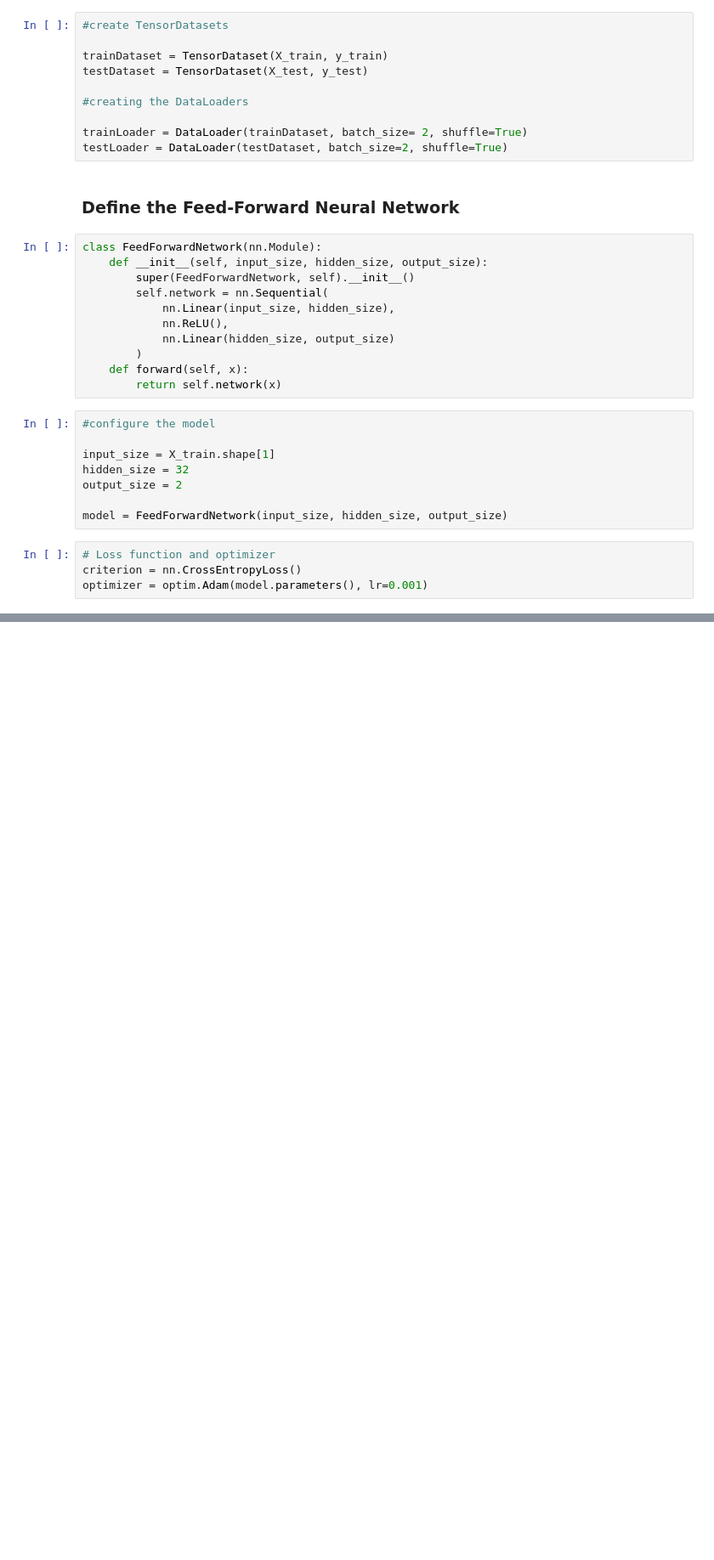
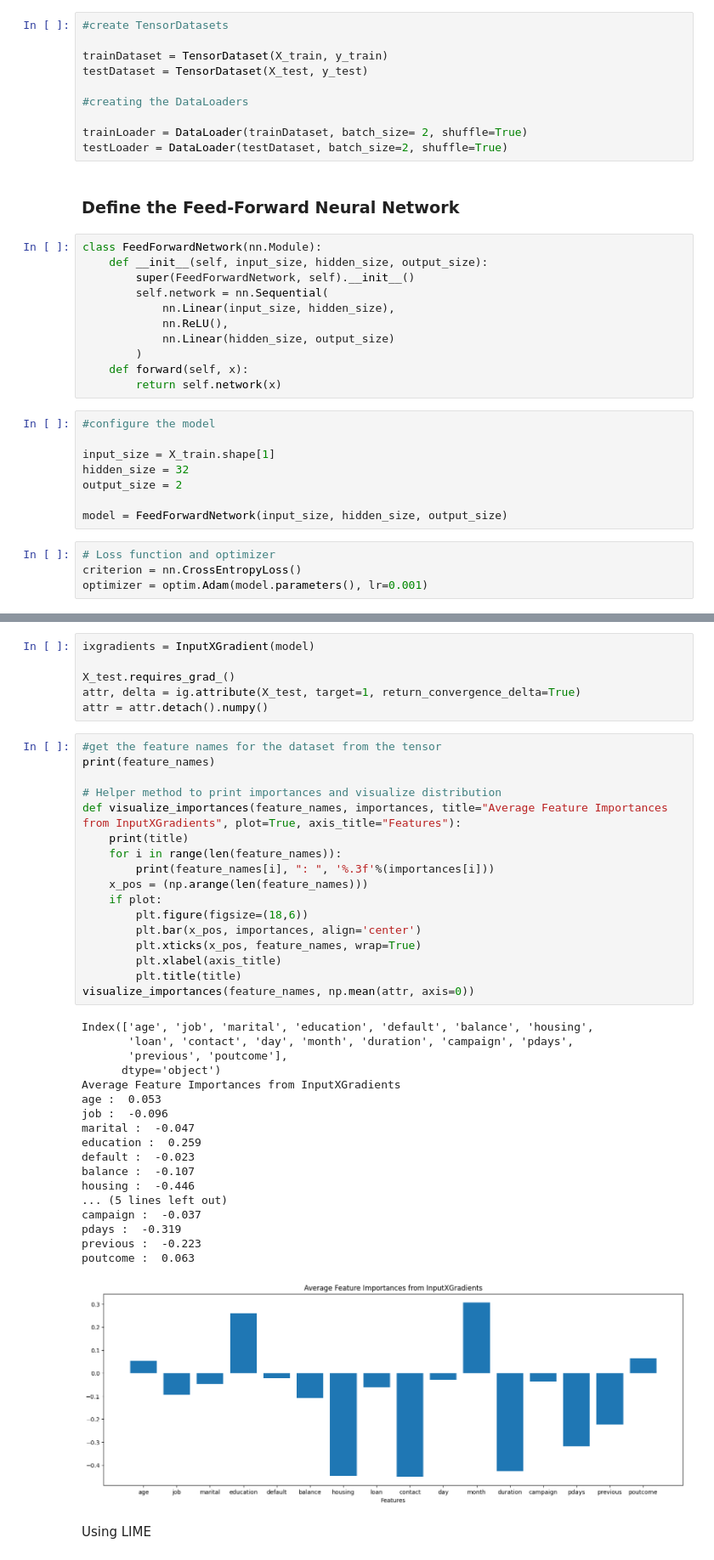
Before and after one commit to Hetav01/XAI-on-DL-models, a Jupyter notebook: MLPipeline.ipynb, the cells around one changed output, grey strips where cells are left out. Shown at 85% size. Cells and saved outputs as stored; diff of their text form; blank space fills up the shorter version.

```diff
--- a/MLPipeline.ipynb
+++ b/MLPipeline.ipynb
@@ -246,0 +387,44 @@ Test Accuracy: 0.9042
+# %%
+ixgradients = InputXGradient(model)
+
+X_test.requires_grad_()
+attr, delta = ig.attribute(X_test, target=1, return_convergence_delta=True)
+attr = attr.detach().numpy()
+# %%
+#get the feature names for the dataset from the tensor
+print(feature_names)
+
+# Helper method to print importances and visualize distribution
+def visualize_importances(feature_names, importances, title="Average Feature Importances from InputXGradients", plot=True, axis_title="Features"):
+    print(title)
+    for i in range(len(feature_names)):
+        print(feature_names[i], ": ", '%.3f'%(importances[i]))
+    x_pos = (np.arange(len(feature_names)))
+    if plot:
+        plt.figure(figsize=(18,6))
+        plt.bar(x_pos, importances, align='center')
+        plt.xticks(x_pos, feature_names, wrap=True)
+        plt.xlabel(axis_title)
+        plt.title(title)
+visualize_importances(feature_names, np.mean(attr, axis=0))
+# %% [output]
+Index(['age', 'job', 'marital', 'education', 'default', 'balance', 'housing',
+       'loan', 'contact', 'day', 'month', 'duration', 'campaign', 'pdays',
+       'previous', 'poutcome'],
+      dtype='object')
+Average Feature Importances from InputXGradients
+age :  0.053
+job :  -0.096
+marital :  -0.047
+education :  0.259
+default :  -0.023
+balance :  -0.107
+housing :  -0.446
+... (5 lines left out)
+campaign :  -0.037
+pdays :  -0.319
+previous :  -0.223
+poutcome :  0.063
+[figure, added]
+# %% [markdown]
+Using LIME
```
Also changed, not shown: parts of 24 cells of this notebook, 6 other files.
